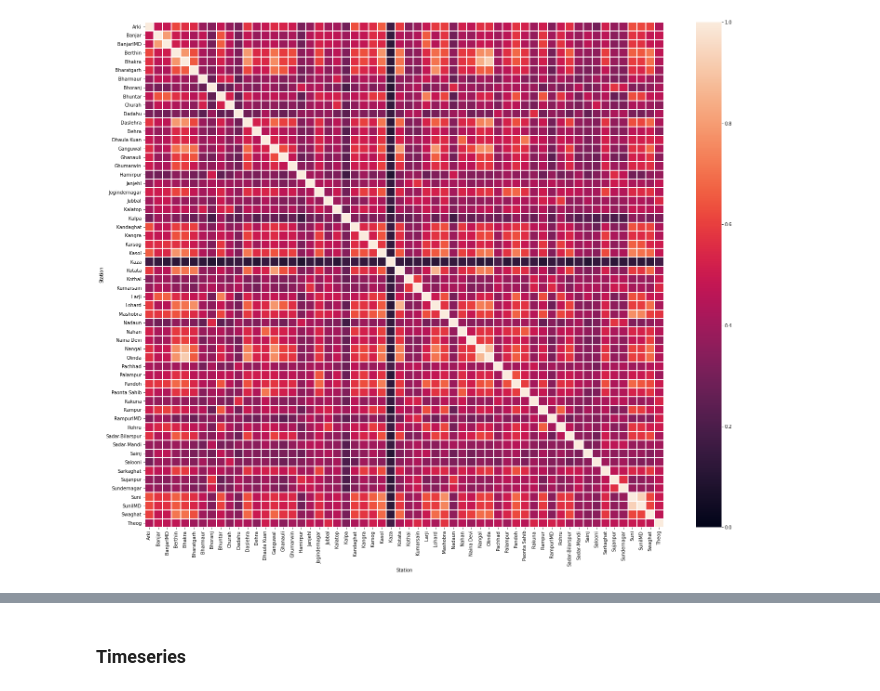
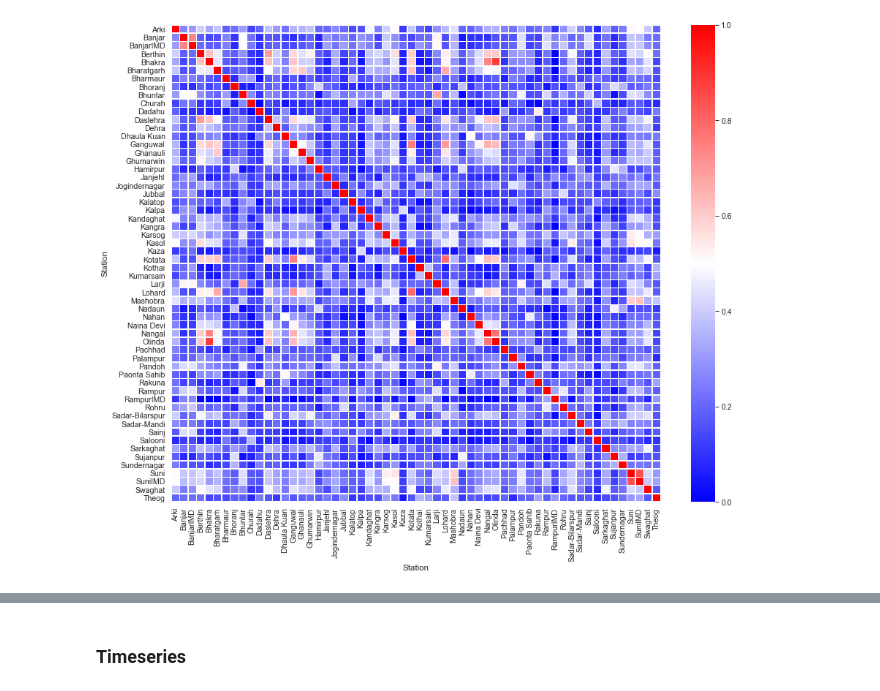
Before and after one commit to mgironamata/upper-indus-prec-bc, a Jupyter notebook: figures-correlation.ipynb, the cells around one changed output, grey strips where cells are left out. Drawn from its saved outputs; the diff is of its cells as text; code cells hidden in the pictures.

```diff
--- a/figures-correlation.ipynb
+++ b/figures-correlation.ipynb
@@ -22,0 +22,8 @@ Length of clipped dataframe: 196997
+# %%
+def occurrence(df, series='Prec'):
+    if df[series] == 0:
+        return 0
+    else:
+        return 1
+
+st['occurrence'] = st.apply(occurrence, axis=1)
@@ -22,0 +44,9 @@ Length of clipped dataframe: 196997
+# %%
+st['bias'] = st['wrf_prcp'] - st['Prec']
+
+st.set_index('Date', inplace=True)
+st['year'] = st.index.year
+st['month'] = st.index.month
+st['season'] = st.apply(season, axis=1)
+
+st.reset_index(inplace=True)
@@ -23,4 +140,8 @@ Length of clipped dataframe: 196997
 # %%
+corr_series = ['bias']
+
 st_pivot = st.pivot(index='Date',
         columns='Station',
-        values='Prec')
+        values=corr_series)
+
+st_corr = st_pivot.corr(method='spearman')
@@ -28,0 +152,2 @@ st_corr = st_pivot.corr(method='spearman')
+# %%
+st_corr = st_corr.reset_index().set_index('Station').drop(columns=['level_0'])
@@ -29,20 +167,27 @@ st_corr = st_pivot.corr(method='spearman')
 # %%
-fig, ax = plt.subplots(figsize=(25,20))
+sns.set_theme(context='paper', style='white', font_scale=1.2)
+
+fig, ax = plt.subplots(figsize=(15,12))
 
 sns.heatmap(st_corr,
             ax=ax,
             #annot=True,
             linewidths=0.4,
-            #cmap='viridis',
+            cmap='bwr',
             #annot_kws={'size': 10},
-            vmin=0,vmax=1)
+            vmin=0,vmax=1,
+            xticklabels=st_corr.index.values)
 
 plt.xticks(rotation=90);
 plt.yticks(rotation=0);
 
-plt.savefig('figures/corr-heatmap.png')
+plt.xlabel('Station')
+
+# plt.savefig(f'figures/corr-heatmap-{corr_series}.png')
+
+plt.show()
 # %% [output]
-[figure, old version]
+[figure, new version]
 # %%
 fig = sns.clustermap(st_corr,
                row_cluster=True,
```
Also changed, not shown: parts of 40 cells of this notebook, 47 other files.
